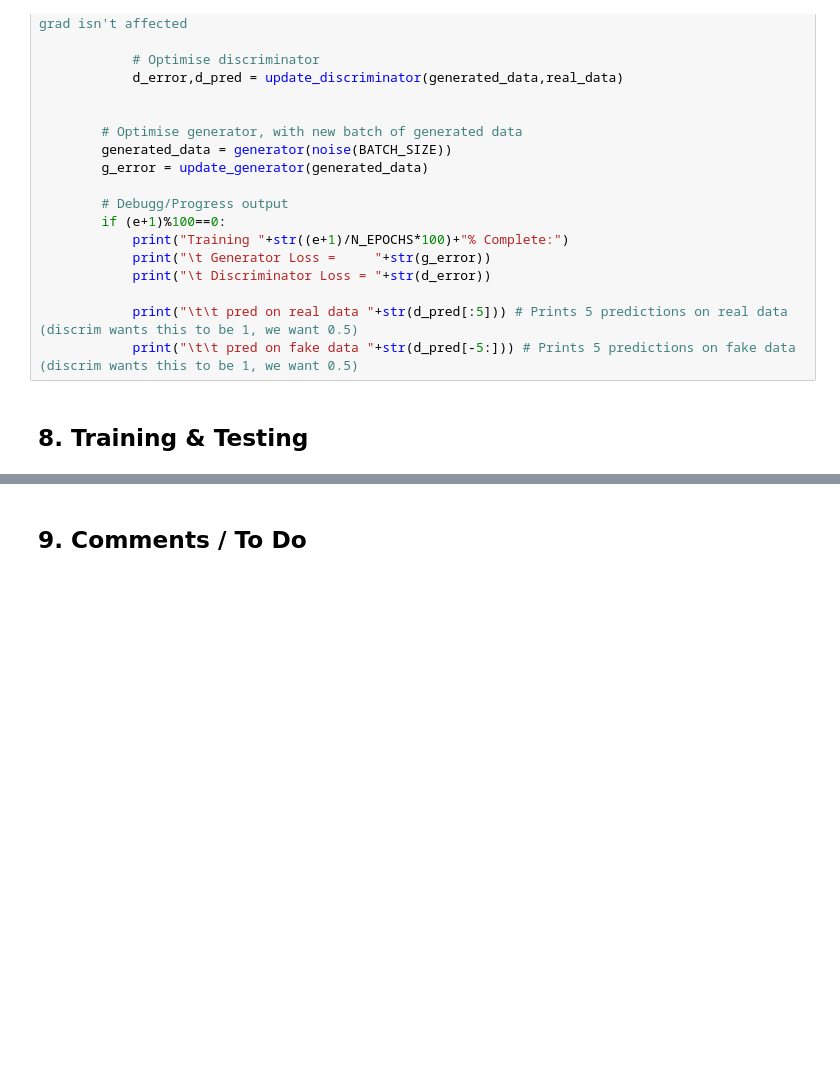
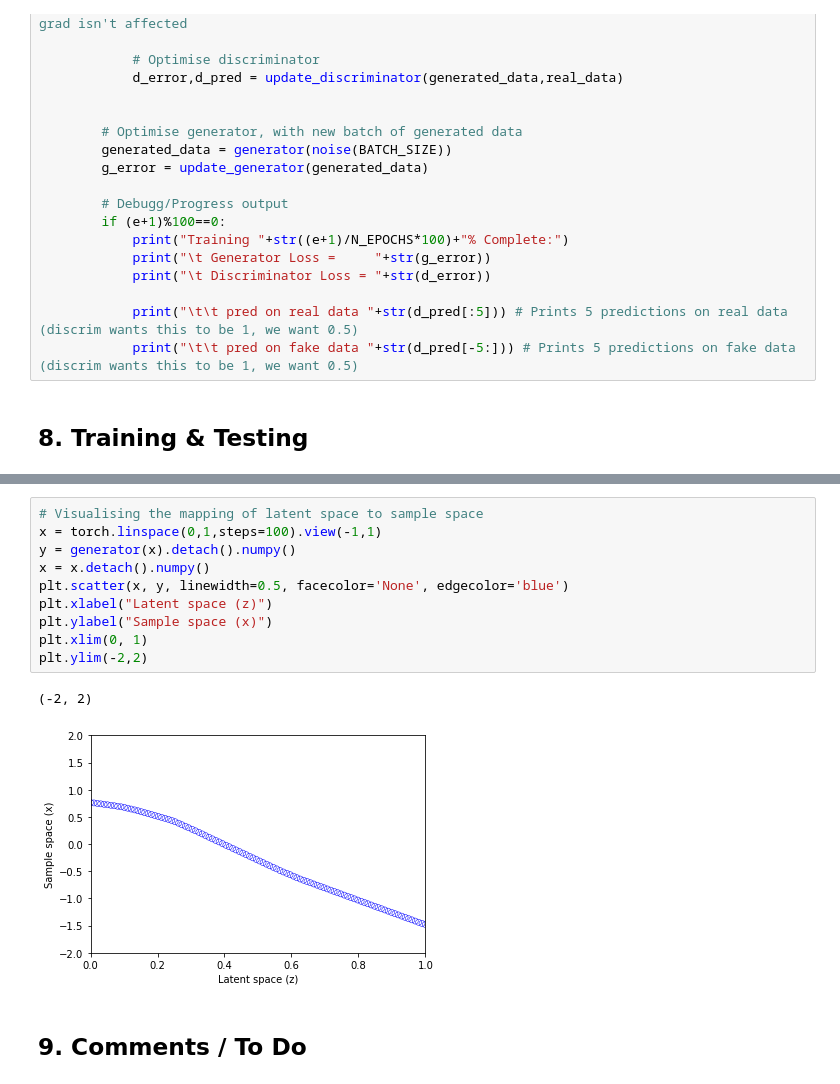
Before and after one commit to OliverT1/OSGD-GANs, a Jupyter notebook: OSGD - GAN Project - Learning a Distribution.ipynb, the cells around one changed output, grey strips where cells are left out. Saved outputs shown, nothing was run; the diff lists cells and outputs as text; blank space fills up the shorter version.

```diff
--- a/OSGD - GAN Project - Learning a Distribution.ipynb
+++ b/OSGD - GAN Project - Learning a Distribution.ipynb
@@ -279,3 +287,16 @@ tensor([[ 0.4609],
+# %%
+# Visualising the mapping of latent space to sample space
+x = torch.linspace(0,1,steps=100).view(-1,1)
+y = generator(x).detach().numpy()
+x = x.detach().numpy()
+plt.scatter(x, y, linewidth=0.5, facecolor='None', edgecolor='blue')
+plt.xlabel("Latent space (z)")
+plt.ylabel("Sample space (x)")
+plt.xlim(0, 1)
+plt.ylim(-2,2)
+# %% [output]
+(-2, 2)
+[figure, added]
 # %% [markdown]
 ## 9. Comments / To Do
 # %% [markdown]
```
Also changed, not shown: parts of 11 cells of this notebook.
